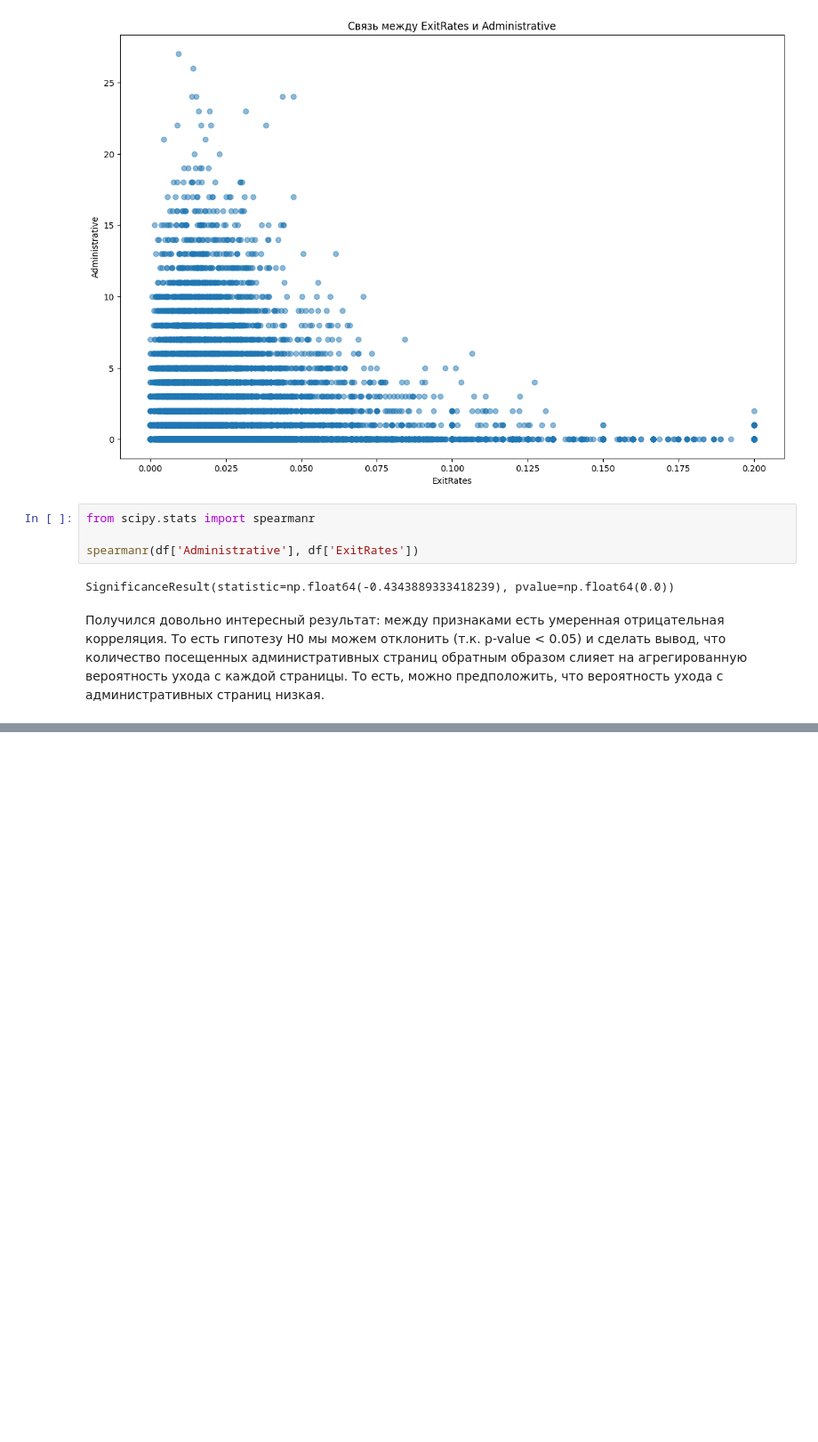
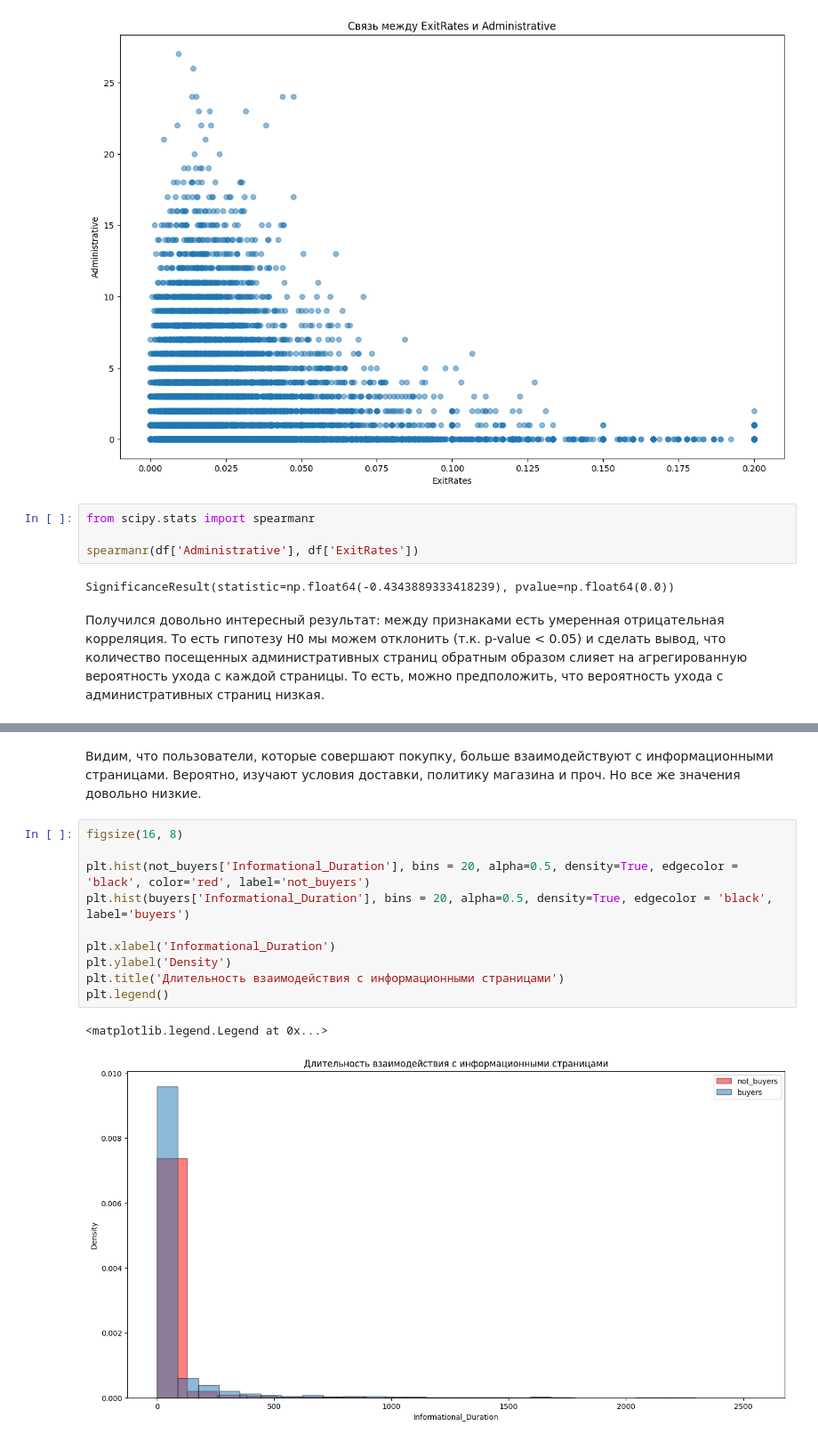
Before and after one commit to ekstlv/GP4_Statistics, a Jupyter notebook: Session_2.ipynb, the cells around one changed output, grey strips where cells are left out. Shown at 89% size. Saved outputs shown, nothing was run; the diff lists cells and outputs as text; blank space fills up the shorter version.

```diff
--- a/Session_2.ipynb
+++ b/Session_2.ipynb
@@ -138,0 +233,15 @@ SignificanceResult(statistic=np.float64(-0.4343889333418239), pvalue=np.float64(
+# %% [markdown]
+Видим, что пользователи, которые совершают покупку, больше взаимодействуют с информационными страницами. Вероятно, изучают условия доставки, политику магазина и проч. Но все же значения довольно низкие.
+# %%
+figsize(16, 8)
+
+plt.hist(not_buyers['Informational_Duration'], bins = 20, alpha=0.5, density=True, edgecolor = 'black', color='red', label='not_buyers')
+plt.hist(buyers['Informational_Duration'], bins = 20, alpha=0.5, density=True, edgecolor = 'black', label='buyers')
+
+plt.xlabel('Informational_Duration')
+plt.ylabel('Density')
+plt.title('Длительность взаимодействия с информационными страницами')
+plt.legend()
+# %% [output]
+<matplotlib.legend.Legend at 0x...>
+[figure, added]
```
Also changed, not shown: parts of 32 cells of this notebook.
